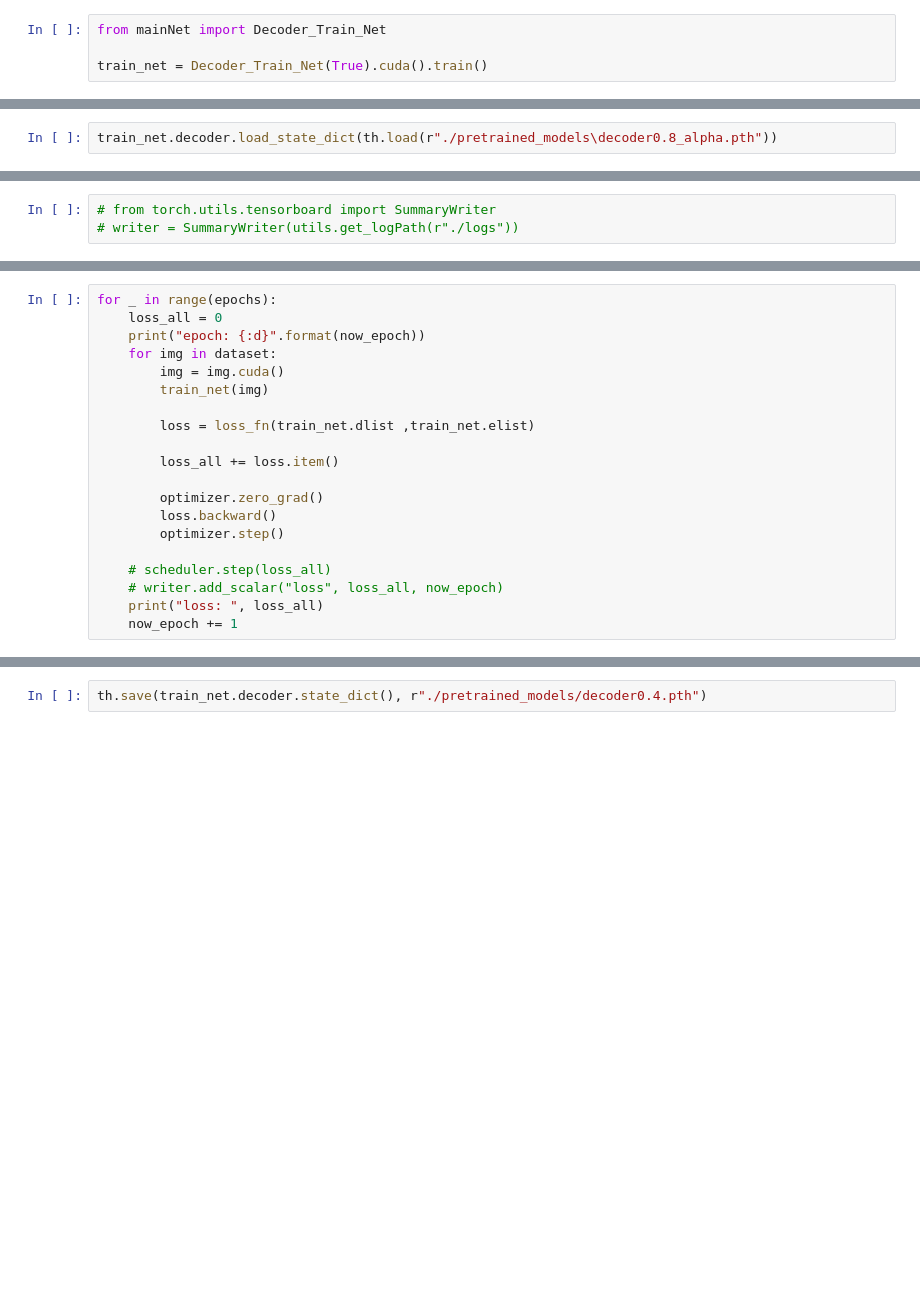
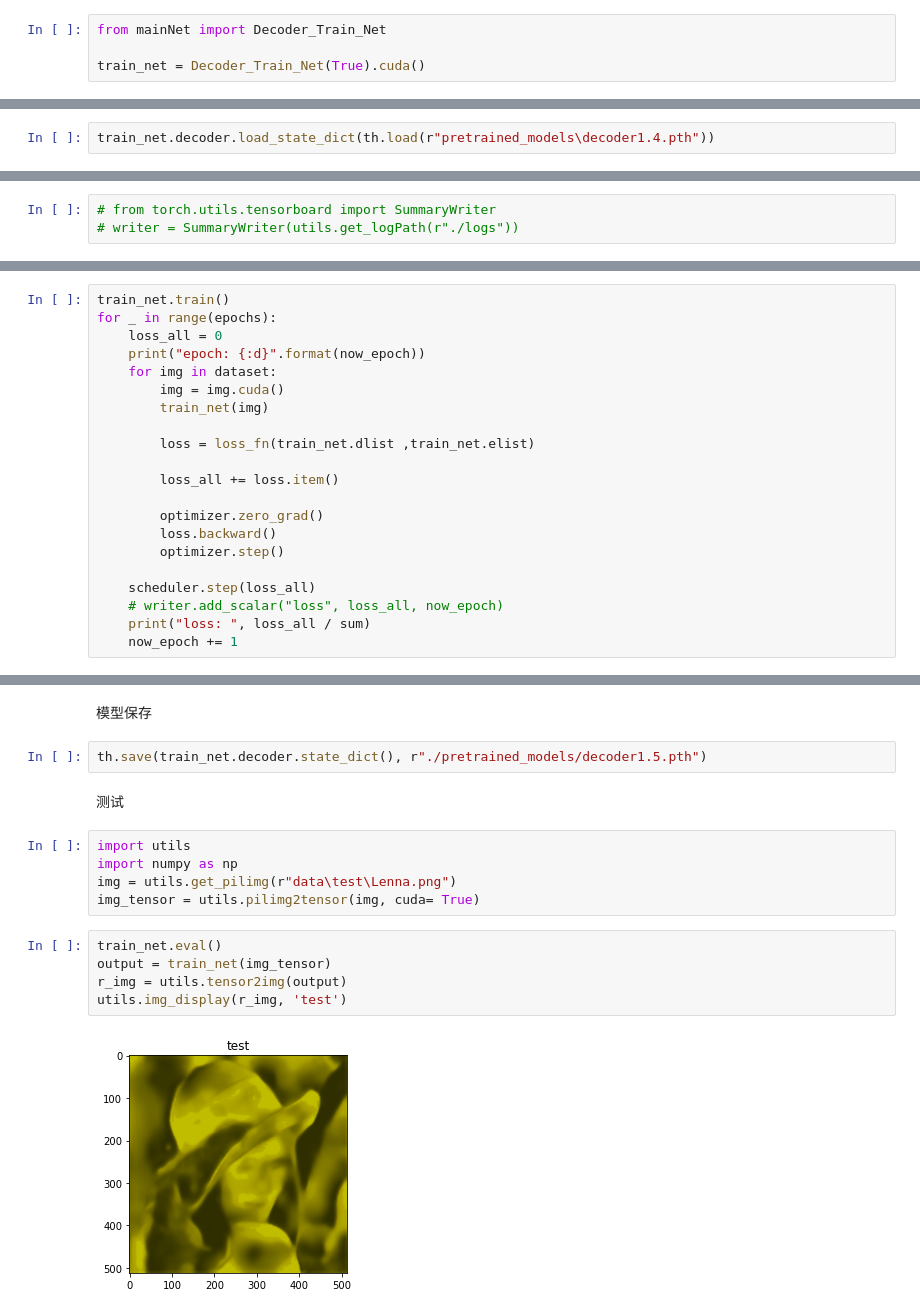
Before and after one commit to yulelanmei/Easy-Style-Transfer, a Jupyter notebook: train.ipynb, the cells around one changed output, grey strips where cells are left out. Saved outputs shown, nothing was run; the diff lists cells and outputs as text; blank space fills up the shorter version.

```diff
--- a/train.ipynb
+++ b/train.ipynb
@@ -4,4 +6,4 @@ th.backends.cudnn.benchmark = True
 # %%
 from mainNet import Decoder_Train_Net
 
-train_net = Decoder_Train_Net(True).cuda().train()
+train_net = Decoder_Train_Net(True).cuda()
@@ -31,2 +43,2 @@ now_epoch: int = 1
 # %%
-train_net.decoder.load_state_dict(th.load(r"./pretrained_models\decoder0.8_alpha.pth"))
+train_net.decoder.load_state_dict(th.load(r"pretrained_models\decoder1.4.pth"))
@@ -36,4 +54,5 @@ train_net.decoder.load_state_dict(th.load(r"./pretrained_models\decoder0.8_alpha
 # %%
+train_net.train()
 for _ in range(epochs):
     loss_all = 0
     print("epoch: {:d}".format(now_epoch))
@@ -49,7 +68,7 @@ for _ in range(epochs):
         loss.backward()
         optimizer.step()
 
-    # scheduler.step(loss_all)
+    scheduler.step(loss_all)
     # writer.add_scalar("loss", loss_all, now_epoch)
-    print("loss: ", loss_all)
+    print("loss: ", loss_all / sum)
     now_epoch += 1
@@ -59,2 +117,18 @@ for name, parms in train_net.decoder.named_parameters():
+# %% [markdown]
+模型保存
 # %%
-th.save(train_net.decoder.state_dict(), r"./pretrained_models/decoder0.4.pth")
+th.save(train_net.decoder.state_dict(), r"./pretrained_models/decoder1.5.pth")
+# %% [markdown]
+测试
+# %%
+import utils
+import numpy as np
+img = utils.get_pilimg(r"data\test\Lenna.png")
+img_tensor = utils.pilimg2tensor(img, cuda= True)
+# %%
+train_net.eval()
+output = train_net(img_tensor)
+r_img = utils.tensor2img(output)
+utils.img_display(r_img, 'test')
+# %% [output]
+[figure, added]
```
Also changed, not shown: parts of 15 cells of this notebook, 5 other files.
